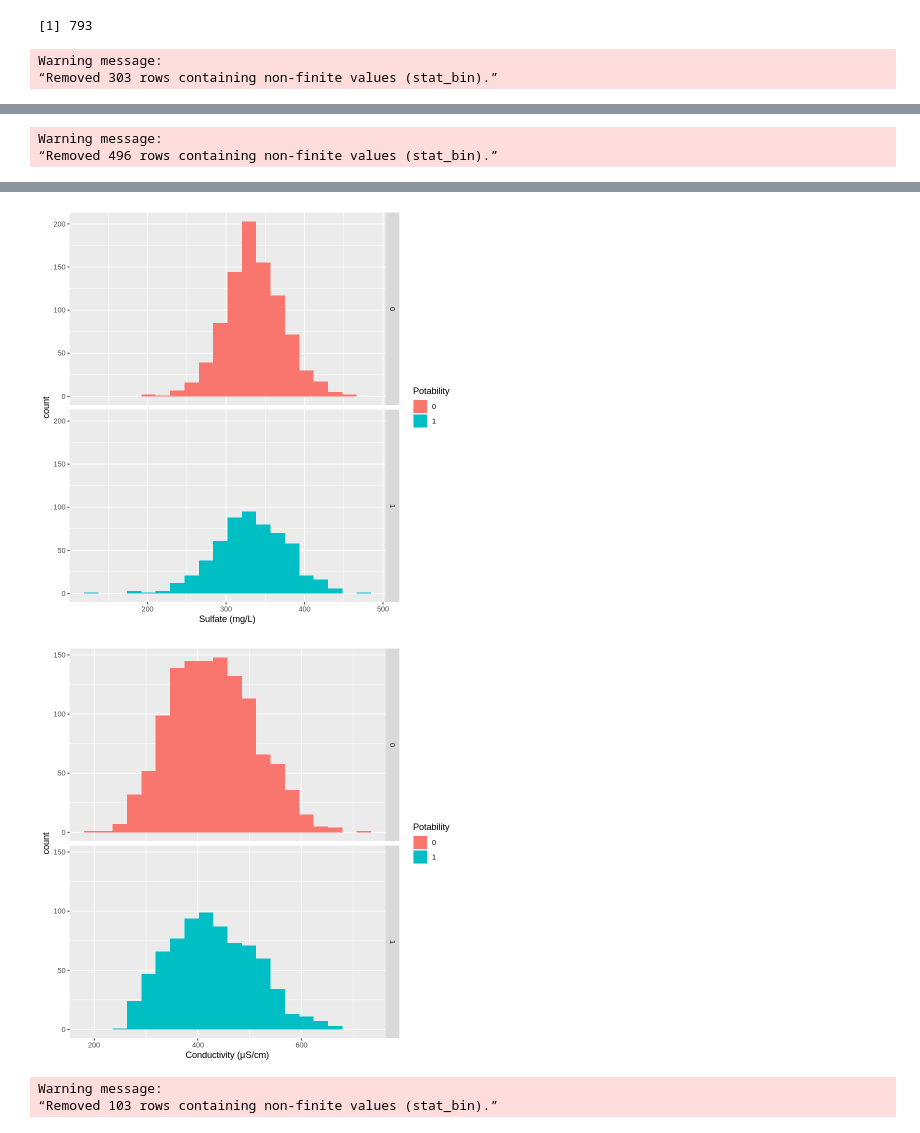
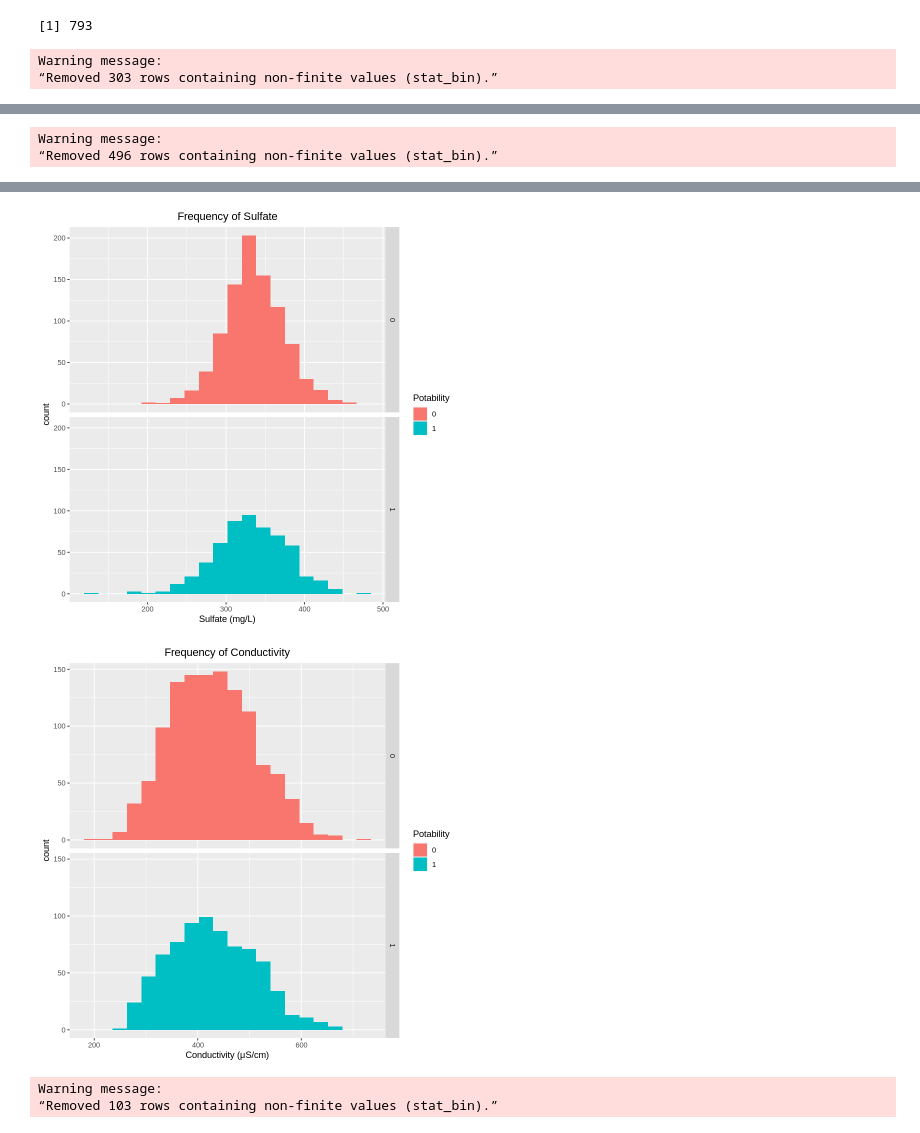
Before and after one commit to ricardoliu99/dsci100-group21, a Jupyter notebook: proposal.ipynb, the cells around one changed output, grey strips where cells are left out. Drawn from its saved outputs; the diff is of its cells as text; code cells hidden in the pictures.

Commit message:
Added titles to histograms

```diff
--- a/proposal.ipynb
+++ b/proposal.ipynb
@@ -118,10 +118,15 @@ water_cols <- names(water)
 cols_units <- c("pH (0 to 14)", "Hardness (mg/L)", "Solids (ppm)", "Chloramines (ppm)",
                "Sulfate (mg/L)", "Conductivity (μS/cm)", "Organic carbon (ppm)",
                "Trihalomethanes (μg/L)", "Turbidity (NTU)")
+histogram_titles <- c("Frequency of pH", "Frequency of Hardness", "Frequency of Solids", "Frequency of Chloramines",
+                     "Frequency of Sulfate", "Frequency of Conductivity", "Frequency of Organic carbon",
+                     "Frequency of Trihalomethanes", "Frequency of Turbidity")
 for (col in 1:9) {
     histogram_plt <- ggplot(water_train, aes_string(x=water_cols[col])) +
         geom_histogram(aes(fill=Potability), bins=20) +
         labs(x=cols_units[col]) +
+        ggtitle(histogram_titles[col]) +
+        theme(plot.title = element_text(hjust = 0.5)) +
         facet_grid(rows=vars(Potability))
     print(histogram_plt)
 }
@@ -137,4 +142,4 @@ Warning message:
-[figure, old version]
+[figure, new version]
-[figure, old version]
+[figure, new version]
 Warning message:
 “Removed 103 rows containing non-finite values (stat_bin).”
```
Also changed, not shown: parts of 1 cell of this notebook.
